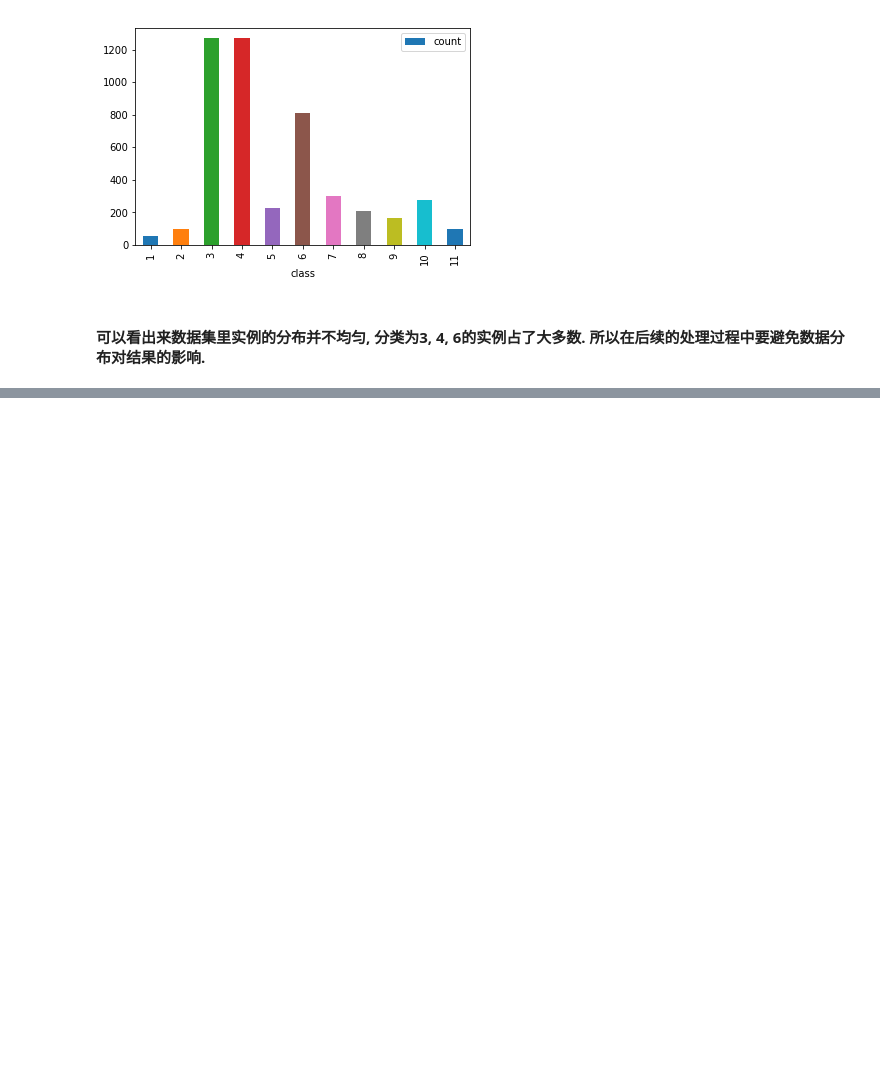
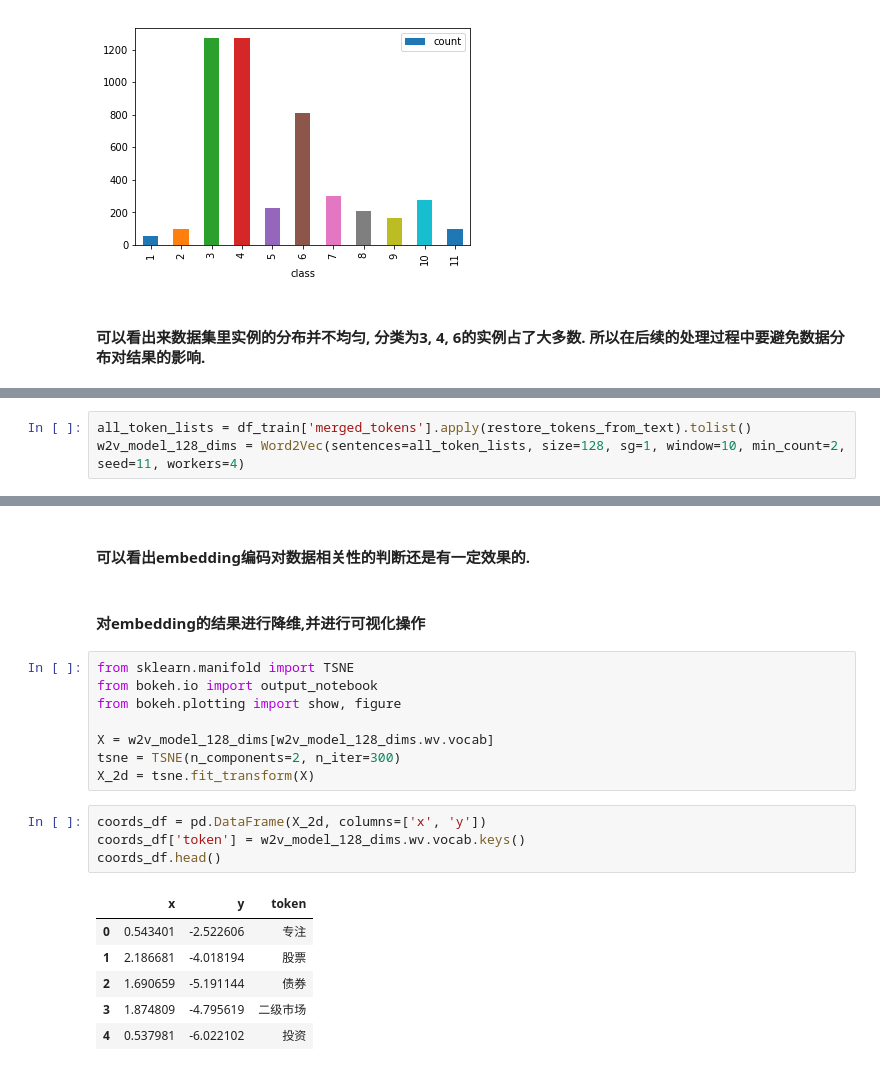
Before and after one commit to silverbullet11/company_classification, a Jupyter notebook: Week1_Data_Exploration.ipynb, the cells around one changed output, grey strips where cells are left out. Saved outputs shown, nothing was run; the diff lists cells and outputs as text; blank space fills up the shorter version.

```diff
--- a/Week1_Data_Exploration.ipynb
+++ b/Week1_Data_Exploration.ipynb
@@ -103,0 +331,3 @@ df_distribution.plot(kind='bar', x='class', y='count')
+# %%
+all_token_lists = df_train['merged_tokens'].apply(restore_tokens_from_text).tolist()
+w2v_model_128_dims = Word2Vec(sentences=all_token_lists, size=128, sg=1, window=10, min_count=2, seed=11, workers=4)
@@ -103,0 +391,23 @@ df_distribution.plot(kind='bar', x='class', y='count')
+# %% [markdown]
+#### 可以看出embedding编码对数据相关性的判断还是有一定效果的.
+# %% [markdown]
+#### 对embedding的结果进行降维,并进行可视化操作
+# %%
+from sklearn.manifold import TSNE
+from bokeh.io import output_notebook
+from bokeh.plotting import show, figure
+
+X = w2v_model_128_dims[w2v_model_128_dims.wv.vocab]
+tsne = TSNE(n_components=2, n_iter=300)
+X_2d = tsne.fit_transform(X)
+# %%
+coords_df = pd.DataFrame(X_2d, columns=['x', 'y'])
+coords_df['token'] = w2v_model_128_dims.wv.vocab.keys()
+coords_df.head()
+# %% [output]
+|  | x | y | token |
+| 0 | 0.543401 | -2.522606 | 专注 |
+| 1 | 2.186681 | -4.018194 | 股票 |
+| 2 | 1.690659 | -5.191144 | 债券 |
+| 3 | 1.874809 | -4.795619 | 二级市场 |
+| 4 | 0.537981 | -6.022102 | 投资 |
```
Also changed, not shown: parts of 34 cells of this notebook.
